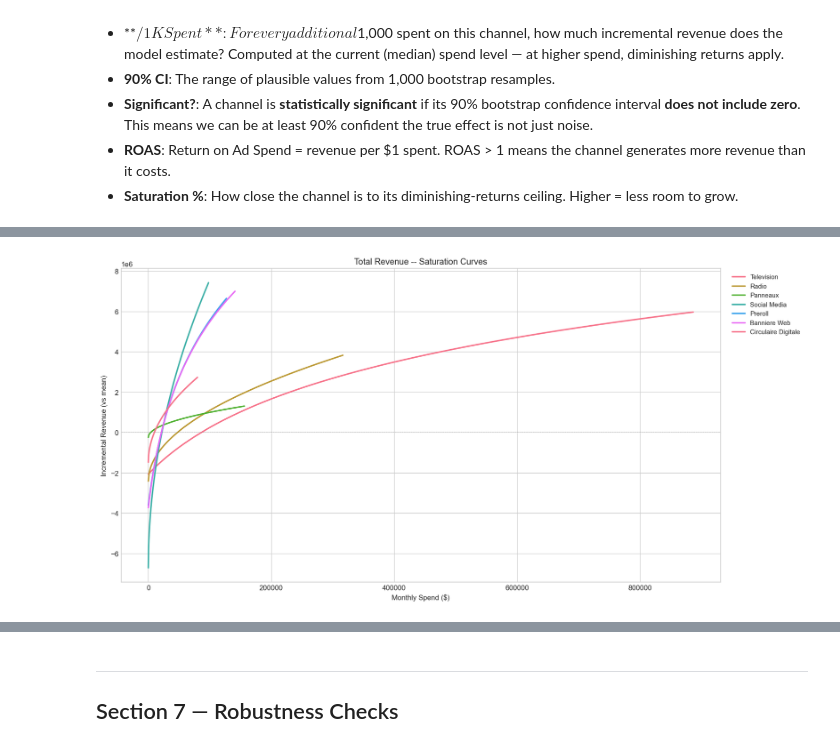
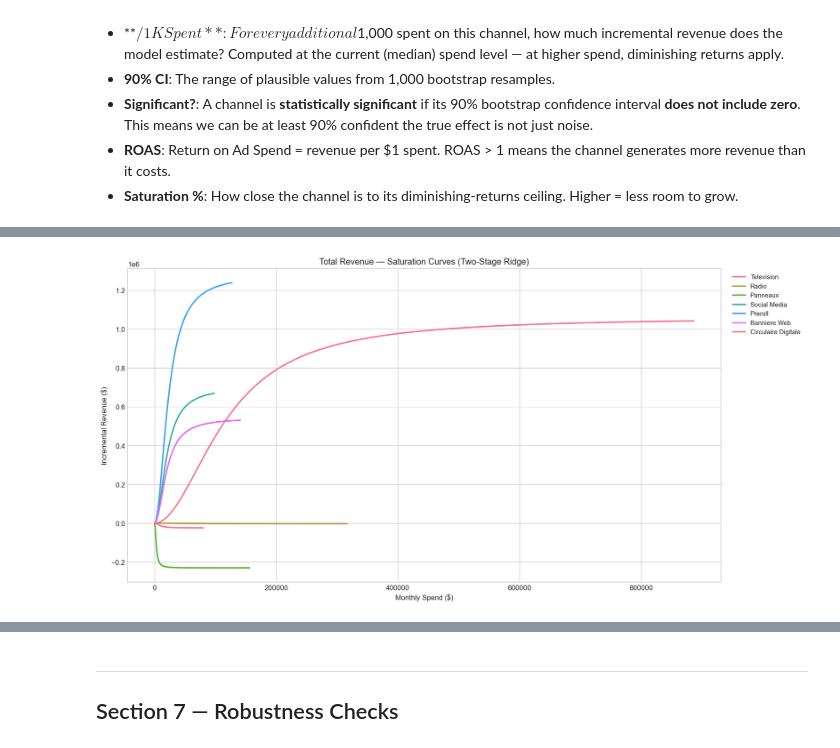
Before and after one commit to 1767902694-svg/busa693-clubpiscine, a Jupyter notebook: notebooks/06_causal_inference.ipynb, the cells around one changed output, grey strips where cells are left out. Saved outputs shown, nothing was run; the diff lists cells and outputs as text; code cells hidden in the pictures.

```diff
--- a/notebooks/06_causal_inference.ipynb
+++ b/notebooks/06_causal_inference.ipynb
@@ -535,5 +616,6 @@ BBQ (BQ)                        alpha=    21.54   R2=0.841   LOOCV R2=0.754   MA
 # %%
 # ---------- Bootstrap for coefficient confidence intervals ----------
+# FIX 3: Bootstrap on Stage 2 (media-only model on residuals)
 N_BOOT = 1000
 boot_coefs = {t: [] for t in TARGET_COLS}
 
@@ -542,9 +624,9 @@ rng = np.random.RandomState(42)
 
 for b in range(N_BOOT):
     idx = rng.choice(n, size=n, replace=True)
-    X_b = X_scaled[idx]
+    X_b = X_media_scaled[idx]
     for target in TARGET_COLS:
-        y_b = df[target].values[idx]
+        y_b = residuals[target][idx]
         alpha_b = ridge_results[target]['best_alpha']
         m = Ridge(alpha=alpha_b).fit(X_b, y_b)
         boot_coefs[target].append(m.coef_)
@@ -554,12 +636,12 @@ boot_summary = {}
 for target in TARGET_COLS:
     arr = np.array(boot_coefs[target])
     boot_summary[target] = pd.DataFrame({
-        'feature':  FEATURE_COLS,
-        'coef':     ridge_results[target]['model'].coef_,
+        'feature':  SATURATED_COLS,
+        'coef':     ridge_results[target]['model_s2'].coef_,
         'boot_mean': arr.mean(axis=0),
         'ci_lower': np.percentile(arr, 5,  axis=0),
         'ci_upper': np.percentile(arr, 95, axis=0),
     })
 
-print('Bootstrap done (1,000 resamples).  90% CI computed.')
+print('Bootstrap done (1,000 resamples on Stage 2 residuals).  90% CI computed.')
 # %% [output]
@@ -1051,63 +1224,51 @@ plt.show()
 target = 'total_all_revenue'
 fig, ax = plt.subplots(figsize=(14, 7))
 
-model = ridge_results[target]['model']
+model_s2 = ridge_results[target]['model_s2']
 saturation_curve_rows = []
 
 for i, ch in enumerate(MEDIA_CHANNELS):
-    sat_col  = SATURATED_COLS[i]
-    feat_idx = FEATURE_COLS.index(sat_col)
-    beta_std = model.coef_[feat_idx]
-    sat_std  = df[sat_col].std()
-    sat_mean_val = df[sat_col].mean()
+    sat_col = SATURATED_COLS[i]
+    beta_s2_orig_i = model_s2.coef_[i] / scaler_media.scale_[i]
 
-    sat_type = SATURATION_PARAMS[ch]['type']
+    K = SATURATION_PARAMS[ch]['K']
+    alpha_h = SATURATION_PARAMS[ch]['alpha']
     lam = DECAY_RATES[ch]
 
     max_spend = max(df[ch].max() * 2, 1000)
     spend_grid = np.linspace(0, max_spend, 200)
     adstock_grid = spend_grid / (1 - lam)
 
-    # Apply the correct saturation function
-    if sat_type == 'hill':
-        sat_grid = hill_saturation(adstock_grid, SATURATION_PARAMS[ch]['K'],
-                                    SATURATION_PARAMS[ch]['alpha'])
-    elif sat_type == 'log':
-        sat_grid = log_saturation(adstock_grid, SATURATION_PARAMS[ch]['scale'])
-    elif sat_type == 'power':
-        sat_grid = power_saturation(adstock_grid, SATURATION_PARAMS[ch]['beta'])
-    else:
-        sat_grid = adstock_grid
+    # All Hill now (FIX 1)
+    sat_grid = hill_saturation(adstock_grid, K, alpha_h)
 
-    if sat_std > 0:
-        revenue_grid = beta_std / sat_std * (sat_grid - sat_mean_val)
-    else:
-        revenue_grid = np.zeros_like(sat_grid)
+    # Revenue in original space = beta_orig * saturation_value
+    revenue_grid = beta_s2_orig_i * sat_grid
 
     label = ch.replace('media_', '').replace('_', ' ').title()
     ax.plot(spend_grid, revenue_grid, linewidth=2, label=label)
 
     for s, r in zip(spend_grid[::20], revenue_grid[::20]):
         saturation_curve_rows.append({
             'product': PRODUCT_LABELS[target],
             'channel': ch.replace('media_', ''),
             'spend': s,
             'incremental_revenue': r,
         })
 
 ax.set_xlabel('Monthly Spend ($)')
-ax.set_ylabel('Incremental Revenue (vs mean)')
-ax.set_title(f'{PRODUCT_LABELS[target]} -- Saturation Curves')
+ax.set_ylabel('Incremental Revenue ($)')
+ax.set_title(f'{PRODUCT_LABELS[target]} — Saturation Curves (Two-Stage Ridge)')
 ax.legend(bbox_to_anchor=(1.01, 1), loc='upper left', fontsize=9)
 ax.axhline(0, color='grey', linestyle='--', linewidth=0.6)
 
 plt.tight_layout()
 plt.savefig(figures_path / 'causal_saturation_curves.png', dpi=150)
 plt.show()
 
 sat_curves_df = pd.DataFrame(saturation_curve_rows)
 # %% [output]
-[figure, old version]
+[figure, new version]
 # %%
 # ---------- Efficiency frontier (total revenue) ----------
 target = 'total_all_revenue'
```
Also changed, not shown: parts of 30 cells of this notebook, 25 other files.
